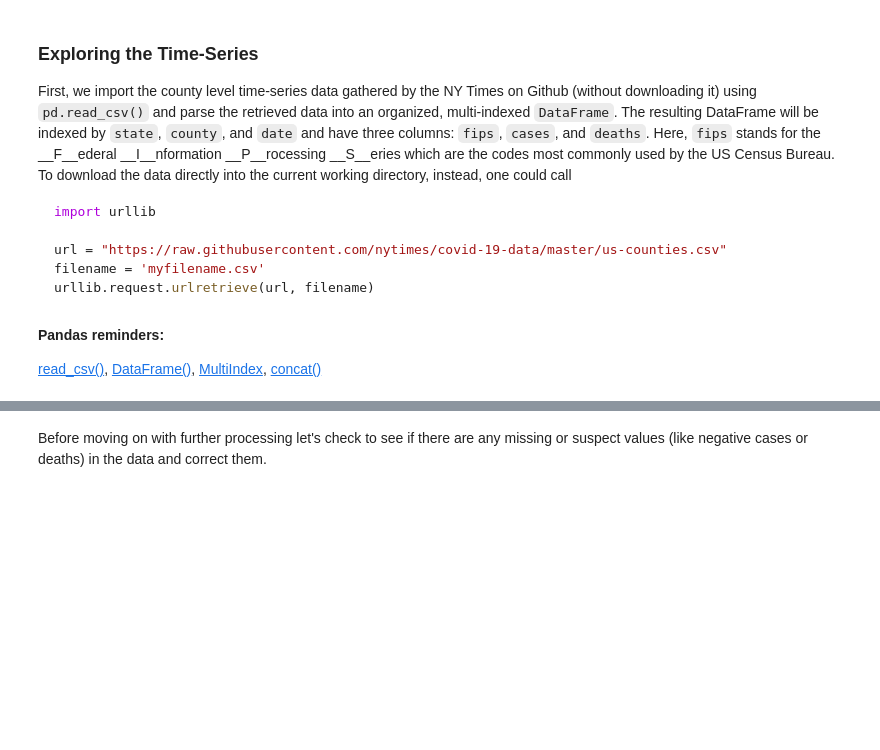
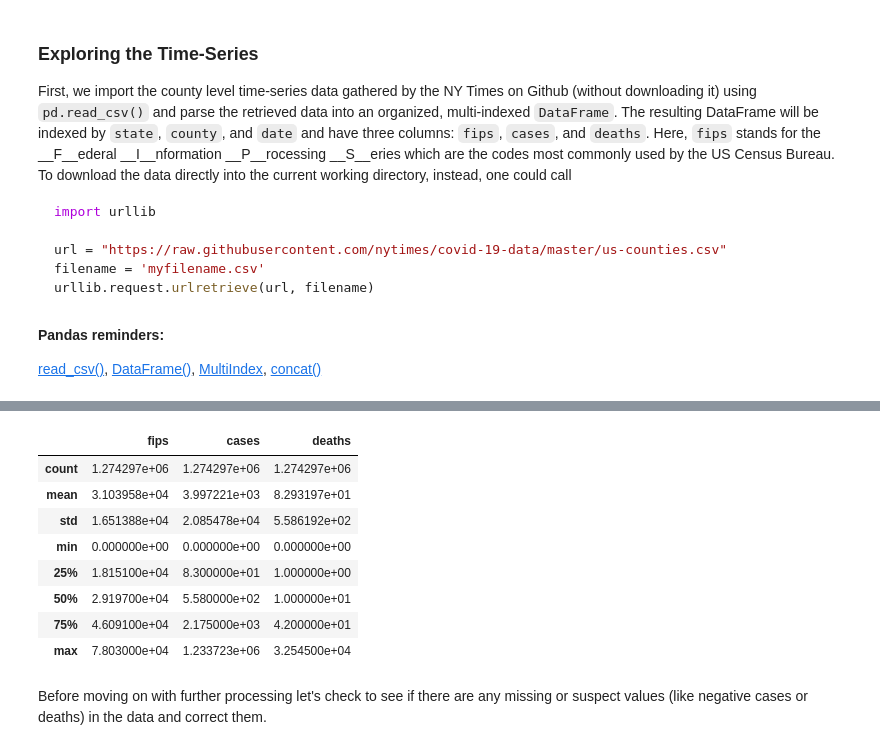
Before and after one commit to VictorCannestro/COVID-19_project, a Jupyter notebook: src/COVID-19_project.ipynb, the cells around one changed output, grey strips where cells are left out. Drawn from its saved outputs; the diff is of its cells as text; code cells hidden in the pictures; blank space fills up the shorter version.

```diff
--- a/src/COVID-19_project.ipynb
+++ b/src/COVID-19_project.ipynb
@@ -96,3 +106,15 @@ df.sample(5)
+# %%
+df.describe()
+# %% [output]
+|  | fips | cases | deaths |
+| count | 1.274297e+06 | 1.274297e+06 | 1.274297e+06 |
+| mean | 3.103958e+04 | 3.997221e+03 | 8.293197e+01 |
+| std | 1.651388e+04 | 2.085478e+04 | 5.586192e+02 |
+| min | 0.000000e+00 | 0.000000e+00 | 0.000000e+00 |
+| 25% | 1.815100e+04 | 8.300000e+01 | 1.000000e+00 |
+| 50% | 2.919700e+04 | 5.580000e+02 | 1.000000e+01 |
+| 75% | 4.609100e+04 | 2.175000e+03 | 4.200000e+01 |
+| max | 7.803000e+04 | 1.233723e+06 | 3.254500e+04 |
 # %% [markdown]
 Before moving on with further processing let's check to see if there are any missing or suspect values (like negative cases or deaths) in the data and correct them.
 # %%
```
Also changed, not shown: parts of 17 cells of this notebook, 6 other files.
